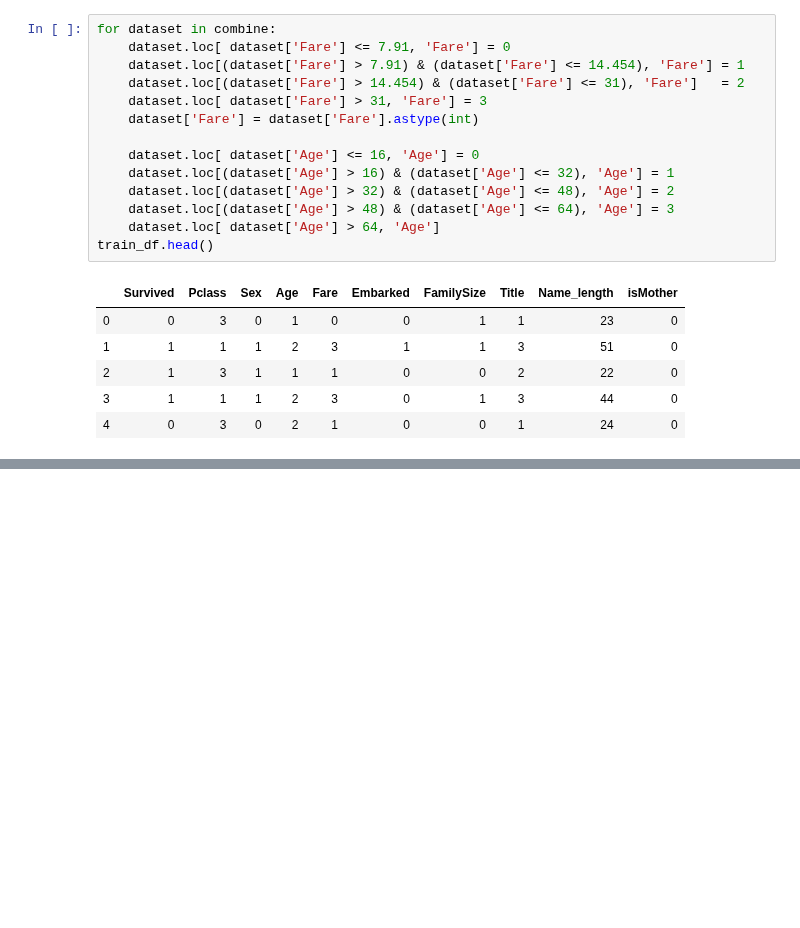
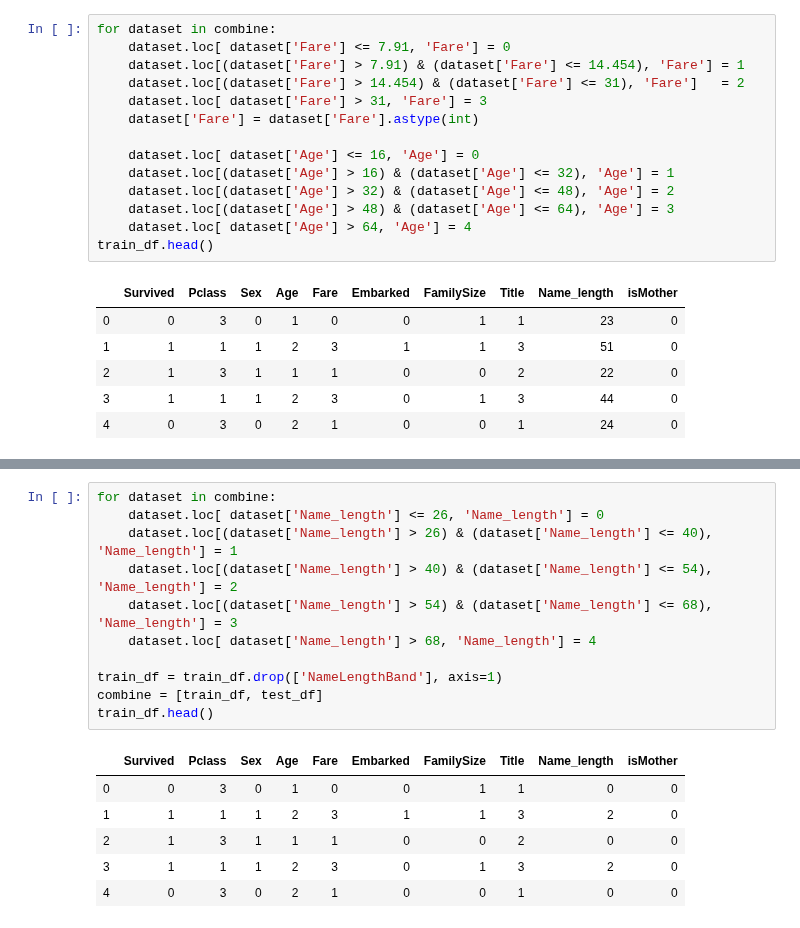
Before and after one commit to MasatoraAtarashi/Kaggle, a Jupyter notebook: titanic/my4.ipynb, the cells around one changed output, grey strips where cells are left out. Drawn from its saved outputs; the diff is of its cells as text; blank space fills up the shorter version.

```diff
--- a/titanic/my4.ipynb
+++ b/titanic/my4.ipynb
@@ -133,7 +144,7 @@ for dataset in combine:
     dataset.loc[(dataset['Age'] > 16) & (dataset['Age'] <= 32), 'Age'] = 1
     dataset.loc[(dataset['Age'] > 32) & (dataset['Age'] <= 48), 'Age'] = 2
     dataset.loc[(dataset['Age'] > 48) & (dataset['Age'] <= 64), 'Age'] = 3
-    dataset.loc[ dataset['Age'] > 64, 'Age']
+    dataset.loc[ dataset['Age'] > 64, 'Age'] = 4
 train_df.head()
 # %% [output]
 |  | Survived | Pclass | Sex | Age | Fare | Embarked | FamilySize | Title | Name_length | isMother |
@@ -145,3 +166,21 @@ train_df.head()
+# %%
+for dataset in combine:
+    dataset.loc[ dataset['Name_length'] <= 26, 'Name_length'] = 0
+    dataset.loc[(dataset['Name_length'] > 26) & (dataset['Name_length'] <= 40), 'Name_length'] = 1
+    dataset.loc[(dataset['Name_length'] > 40) & (dataset['Name_length'] <= 54), 'Name_length'] = 2
+    dataset.loc[(dataset['Name_length'] > 54) & (dataset['Name_length'] <= 68), 'Name_length'] = 3
+    dataset.loc[ dataset['Name_length'] > 68, 'Name_length'] = 4
+
+train_df = train_df.drop(['NameLengthBand'], axis=1)
+combine = [train_df, test_df]
+train_df.head()
+# %% [output]
+|  | Survived | Pclass | Sex | Age | Fare | Embarked | FamilySize | Title | Name_length | isMother |
+| 0 | 0 | 3 | 0 | 1 | 0 | 0 | 1 | 1 | 0 | 0 |
+| 1 | 1 | 1 | 1 | 2 | 3 | 1 | 1 | 3 | 2 | 0 |
+| 2 | 1 | 3 | 1 | 1 | 1 | 0 | 0 | 2 | 0 | 0 |
+| 3 | 1 | 1 | 1 | 2 | 3 | 0 | 1 | 3 | 2 | 0 |
+| 4 | 0 | 3 | 0 | 2 | 1 | 0 | 0 | 1 | 0 | 0 |
 # %%
 X_train = train_df.drop("Survived", axis=1)
 Y_train = train_df["Survived"]
```
Also changed, not shown: parts of 7 cells of this notebook, 1 other file.
